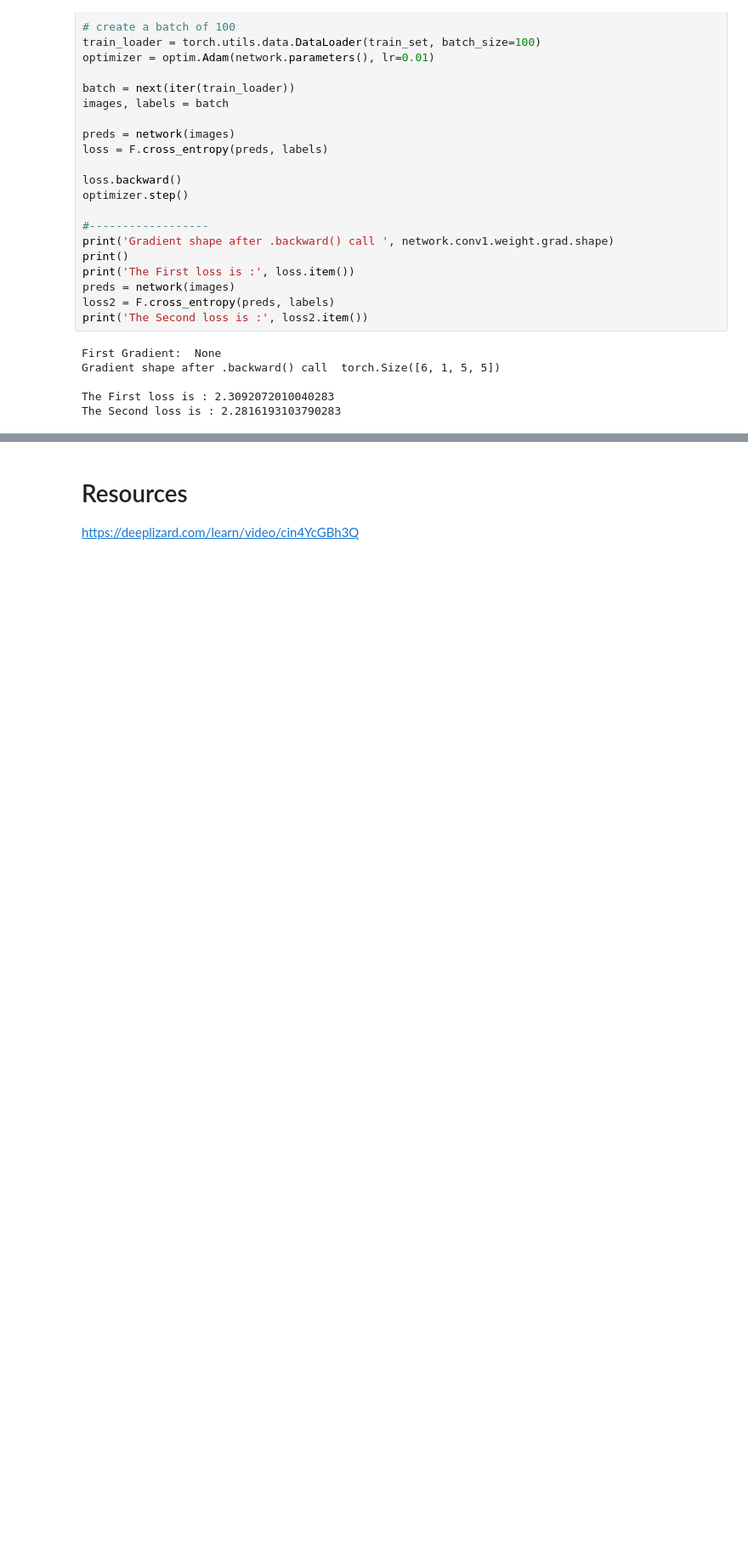
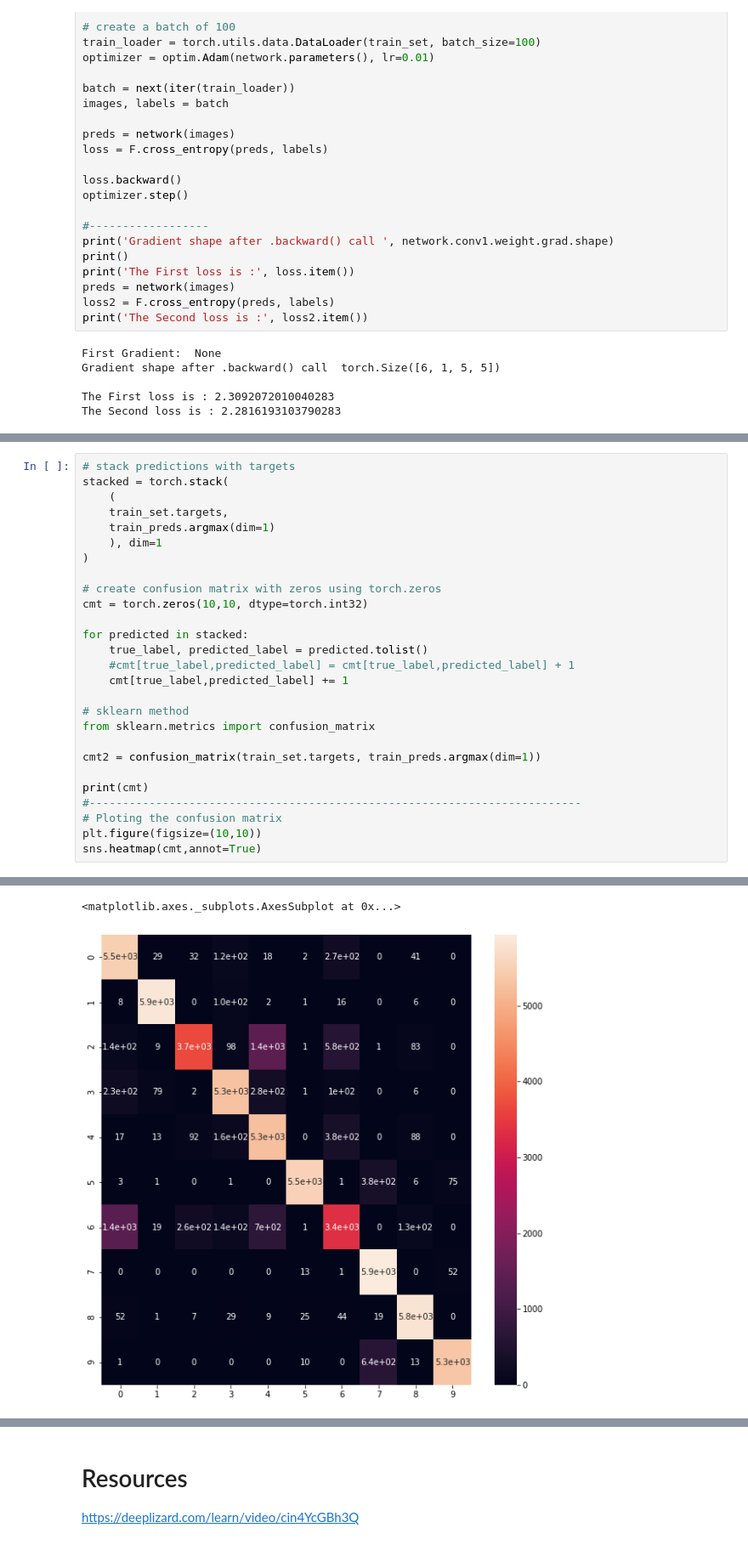
Before and after one commit to natitaw/PyTorch-Tutorials, a Jupyter notebook: Deep Learning with PyTorch/[WIP] The Data Science Process.ipynb, the cells around one changed output, grey strips where cells are left out. Shown at 85% size. Saved outputs shown, nothing was run; the diff lists cells and outputs as text; blank space fills up the shorter version.

Commit message:
added confusion matrix

```diff
--- a/Deep Learning with PyTorch/[WIP] The Data Science Process.ipynb
+++ b/Deep Learning with PyTorch/[WIP] The Data Science Process.ipynb
@@ -603,0 +698,28 @@ print("Epoch: ", 0, "Total Correct: ", total_correct, "Loss ", total_loss)
+# %%
+# stack predictions with targets
+stacked = torch.stack(
+    (
+    train_set.targets,
+    train_preds.argmax(dim=1)
+    ), dim=1
+)
+
+# create confusion matrix with zeros using torch.zeros
+cmt = torch.zeros(10,10, dtype=torch.int32)
+
+for predicted in stacked:
+    true_label, predicted_label = predicted.tolist()
+    #cmt[true_label,predicted_label] = cmt[true_label,predicted_label] + 1
+    cmt[true_label,predicted_label] += 1
+
+# sklearn method
+from sklearn.metrics import confusion_matrix
+
+cmt2 = confusion_matrix(train_set.targets, train_preds.argmax(dim=1))
+
+print(cmt)
+#--------------------------------------------------------------------------
+# Ploting the confusion matrix
+plt.figure(figsize=(10,10))
+sns.heatmap(cmt,annot=True)
+# %% [output]
@@ -604 +736,3 @@ print("Epoch: ", 0, "Total Correct: ", total_correct, "Loss ", total_loss)
+<matplotlib.axes._subplots.AxesSubplot at 0x...>
+[figure, added]
 # %% [markdown]
```
Also changed, not shown: parts of 9 cells of this notebook.
